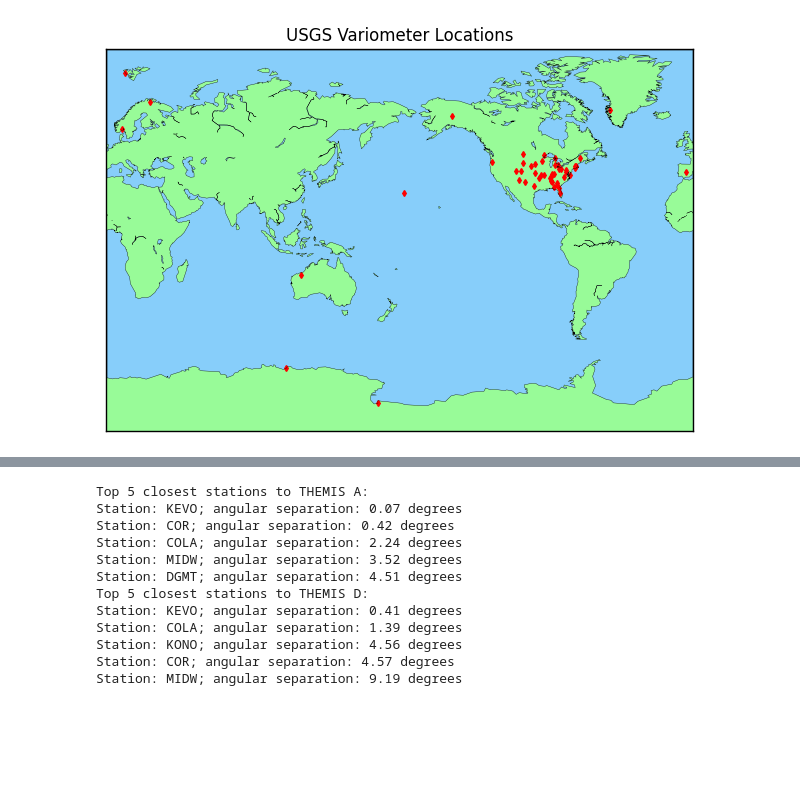
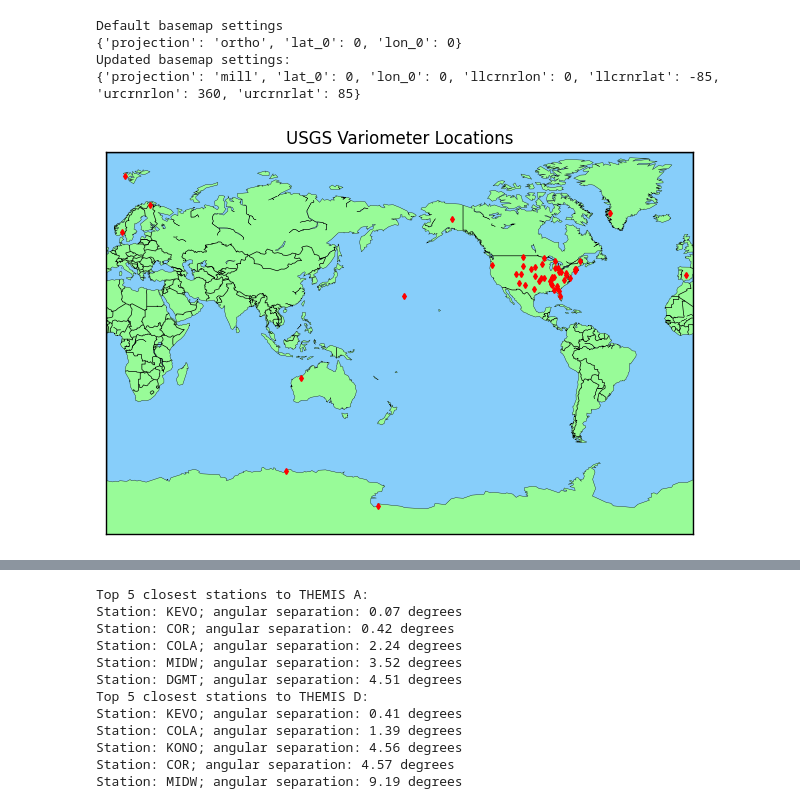
Before and after one commit to spedas/pyspedas_examples, a Jupyter notebook: pyspedas_examples/notebooks/gem_demo_2026.ipynb, the cells around one changed output, grey strips where cells are left out. Saved outputs shown, nothing was run; the diff lists cells and outputs as text; code cells hidden in the pictures; blank space fills up the shorter version.

```diff
--- a/pyspedas_examples/notebooks/gem_demo_2026.ipynb
+++ b/pyspedas_examples/notebooks/gem_demo_2026.ipynb
@@ -3,32 +33,41 @@
 # %%
-from pyspedas.tplot_tools.MPLPlotter.tplot_map import tplot_map, tplot_trace_tvars_to_tmap, add_markers, add_station_fovs
-from pyspedas.projects.themis import state
-from pyspedas.projects.themis.ground import gmag
-import datetime as dt
-import numpy as np
-import matplotlib.pyplot as plt
-
 fig=plt.figure(figsize=(8,4.5))
 ax = fig.add_axes([0.05,0.05,0.9,0.85])
 
-# mercator/2D map
-tmap = tplot_map(llcrnrlon=0,llcrnrlat=-85,urcrnrlon=360,urcrnrlat=85,projection='mill')
+tmap = tplot_map()
+print("Default basemap settings")
+print(tmap._params.basemap)
+tmap._params.basemap.update({"llcrnrlon":0,"llcrnrlat":-85,"urcrnrlon":360,"urcrnrlat":85,"projection":'mill'})
+print("Updated basemap settings:")
+print(tmap._params.basemap)
+tmap.build_map()
+# Calling this line accomplishes the same results as the above block of code:
+#tmap = tplot_map(llcrnrlon=0,llcrnrlat=-85,urcrnrlon=360,urcrnrlat=85,projection='mill')
+
 tmap._params.drawmapboundary = {"fill_color":"lightskyblue"}
-tmap._params.fillcontinents = {"color":"palegreen","lake_color":"lightskyblue"}
+tmap.add_map_boundary()
+#tmap._params.fillcontinents = {"color":"palegreen","lake_color":"lightskyblue"}
+tmap.add_fillcontinents(color="palegreen",lake_color="lightskyblue")
+tmap.add_coastlines(linewidth=0.25)
+
+# Tplot_Map doesn't currently have an add_countries() function yet, but the method can be called in the parent basemap class:
+tmap.drawcountries()
 
 # Add ground station markers
 themis_gmag_dict = gmag.Themis_gmag()
 for station_dict in themis_gmag_dict.get_gmag_list():
+    # select only the variometer stations:
     if station_dict['variom'] == 'Y':
+        # the add_markers function of tplot_map.py calls the add_marker() function of the Tplot_Map object:
         tmap = add_markers(coords=np.array([0,float(station_dict['lat']),float(station_dict['lng'])]),tmap=tmap,label=station_dict['ccode'],ms=3)
 
-tmap.add_map_boundary()
-tmap.add_fillcontinents()
-tmap.add_coastlines(linewidth=0.25)
-#date_str = '2026-02-03'
-#tmap.add_nightshade(date=dt.datetime.strptime(date_str+" 15:00:00",'%Y-%m-%d %H:%M:%S'))
+# day night terminator can also be added (defaults to current date and time):
+#tmap.add_nightshade()
 plt.title("USGS Variometer Locations")
-#ax.legend()
 plt.show()
 # %% [output]
+Default basemap settings
+{'projection': 'ortho', 'lat_0': 0, 'lon_0': 0}
+Updated basemap settings:
+{'projection': 'mill', 'lat_0': 0, 'lon_0': 0, 'llcrnrlon': 0, 'llcrnrlat': -85, 'urcrnrlon': 360, 'urcrnrlat': 85}
-[figure, old version]
+[figure, new version]
```
Also changed, not shown: parts of 29 cells of this notebook.
